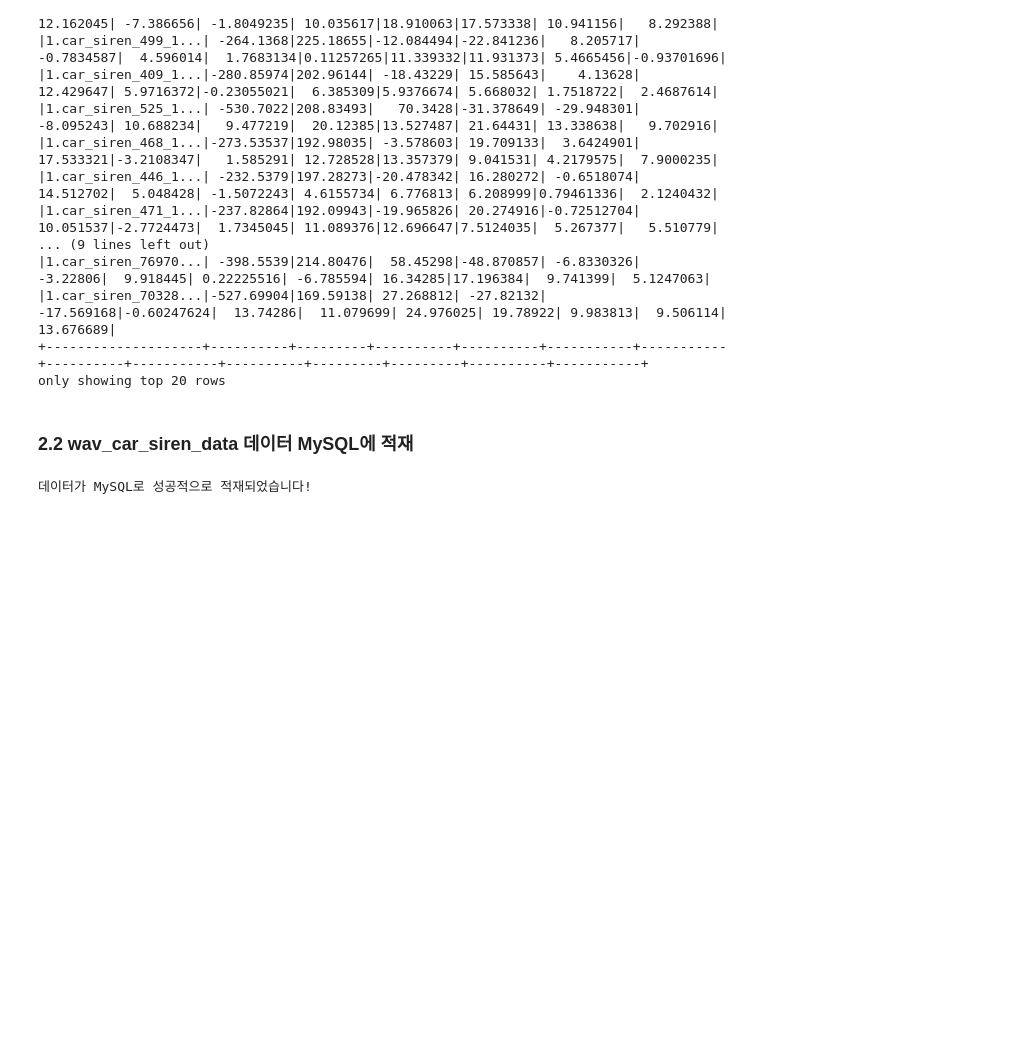
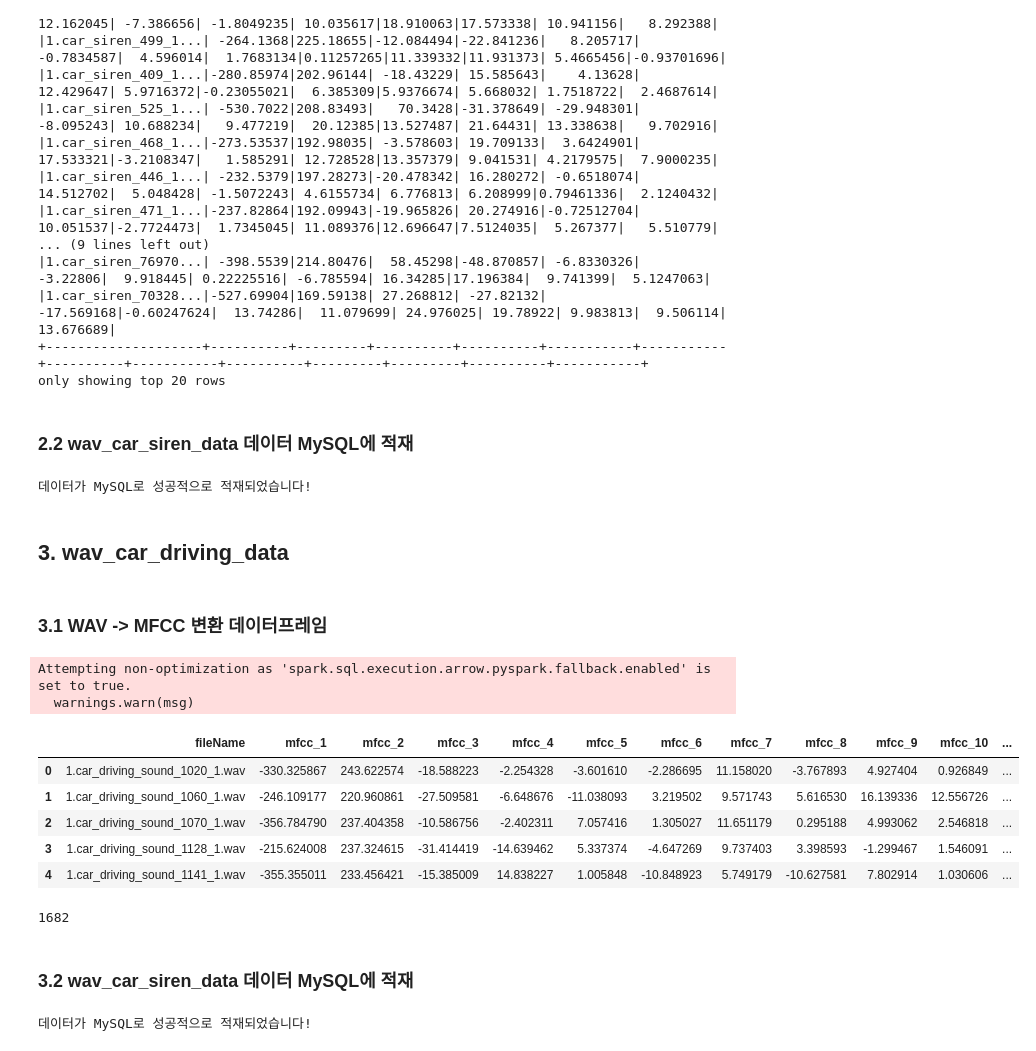
Before and after one commit to selina7704/noise-data-platform, a Jupyter notebook: EB/WAV_car_MySQL_load.ipynb, the cells around one changed output. Cells and saved outputs as stored; diff of their text form; code cells hidden in the pictures; blank space fills up the shorter version.

Commit message:
all data loaded on MySQL

```diff
--- a/EB/WAV_car_MySQL_load.ipynb
+++ b/EB/WAV_car_MySQL_load.ipynb
@@ -11,7 +11,7 @@ mysql_driver_path = "/home/ubuntu/mysql-connector-j-9.2.0/mysql-connector-j-9.2.
 
 # SparkSession 생성
 spark = SparkSession.builder \
-    .appName("WAV_test") \
+    .appName("WAV_sql_load") \
     .config("spark.hadoop.fs.defaultFS", "hdfs://localhost:9000") \
     .config("spark.driver.memory", "8g") \
     .config("spark.executor.memory", "8g") \
@@ -248,3 +239,7 @@ else:
     print("쿼리 결과가 없습니다. 데이터 추출이 실패했습니다.")
 # %% [output]
 데이터가 MySQL로 성공적으로 적재되었습니다!
+# %% [markdown]
+## 3. wav_car_driving_data
+# %% [markdown]
+### 3.1 WAV -> MFCC 변환 데이터프레임
@@ -251,2 +300,43 @@ else:
+# %%
+display(df_mfcc_driving_car.toPandas().head(5))
+# %% [output]
+Attempting non-optimization as 'spark.sql.execution.arrow.pyspark.fallback.enabled' is set to true.
+  warnings.warn(msg)
+|  | fileName | mfcc_1 | mfcc_2 | mfcc_3 | mfcc_4 | mfcc_5 | mfcc_6 | mfcc_7 | mfcc_8 | mfcc_9 | mfcc_10 | ... |
+| 0 | 1.car_driving_sound_1020_1.wav | -330.325867 | 243.622574 | -18.588223 | -2.254328 | -3.601610 | -2.286695 | 11.158020 | -3.767893 | 4.927404 | 0.926849 | ... |
+| 1 | 1.car_driving_sound_1060_1.wav | -246.109177 | 220.960861 | -27.509581 | -6.648676 | -11.038093 | 3.219502 | 9.571743 | 5.616530 | 16.139336 | 12.556726 | ... |
+| 2 | 1.car_driving_sound_1070_1.wav | -356.784790 | 237.404358 | -10.586756 | -2.402311 | 7.057416 | 1.305027 | 11.651179 | 0.295188 | 4.993062 | 2.546818 | ... |
+| 3 | 1.car_driving_sound_1128_1.wav | -215.624008 | 237.324615 | -31.414419 | -14.639462 | 5.337374 | -4.647269 | 9.737403 | 3.398593 | -1.299467 | 1.546091 | ... |
+| 4 | 1.car_driving_sound_1141_1.wav | -355.355011 | 233.456421 | -15.385009 | 14.838227 | 1.005848 | -10.848923 | 5.749179 | -10.627581 | 7.802914 | 1.030606 | ... |
+# %%
+df_mfcc_driving_car.count()
+# %% [output]
+1682
+# %% [markdown]
+### 3.2 wav_car_siren_data 데이터 MySQL에 적재
+# %%
+df_mfcc_driving_car.createOrReplaceTempView("wav_car_driving")
+
+# SQL 쿼리 실행하여 데이터 추출
+df_mfcc_driving_car = spark.sql("""
+    SELECT *
+    FROM wav_car_driving
+""")
+
+mysql_url = "jdbc:mysql://15.168.145.74:3306/my_db?useUnicode=true&characterEncoding=UTF-8"
+mysql_properties = {
+    "user": "root",
+    "password": "root",
+    "driver": "com.mysql.cj.jdbc.Driver"
+}
+
+# MySQL로 DataFrame 적재 (쿼리 결과가 None이 아닌 경우에만)
+if df_mfcc_driving_car is not None:
+    df_mfcc_driving_car.write.jdbc(url=mysql_url, table="wav_car_driving_data", mode="overwrite", properties=mysql_properties)
+    print("데이터가 MySQL로 성공적으로 적재되었습니다!")
+else:
+    print("쿼리 결과가 없습니다. 데이터 추출이 실패했습니다.")
+# %% [output]
+데이터가 MySQL로 성공적으로 적재되었습니다!
 # %%
 spark.stop()
```
Also changed, not shown: parts of 2 cells of this notebook, 9 other files.
